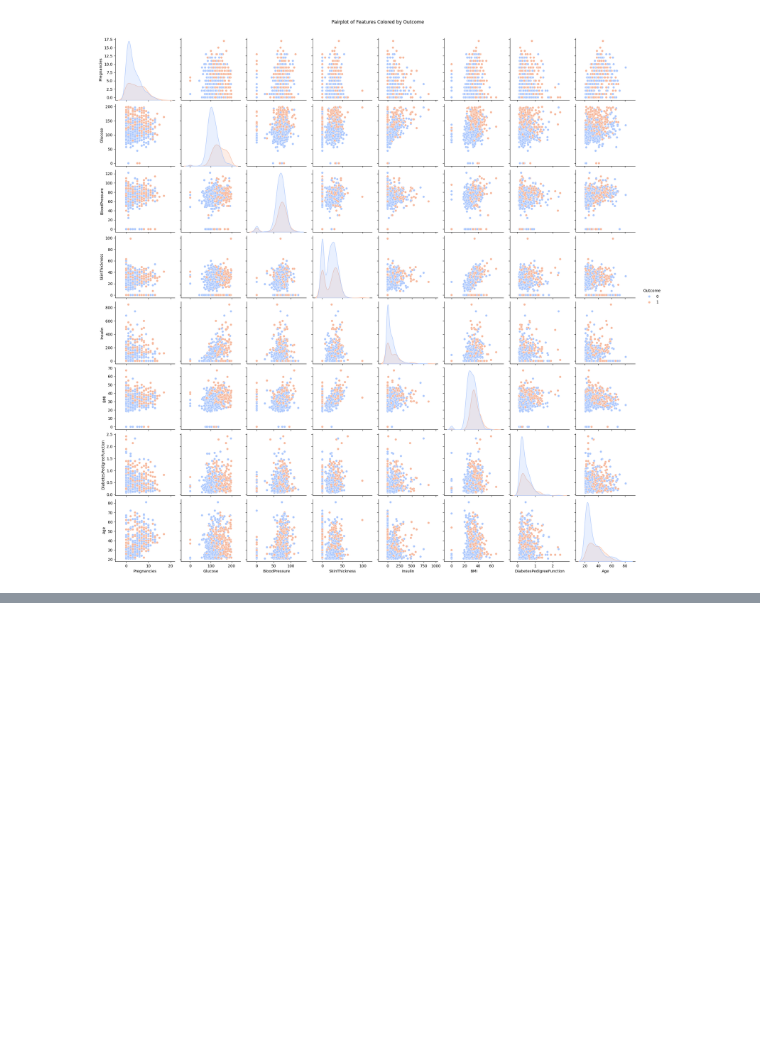
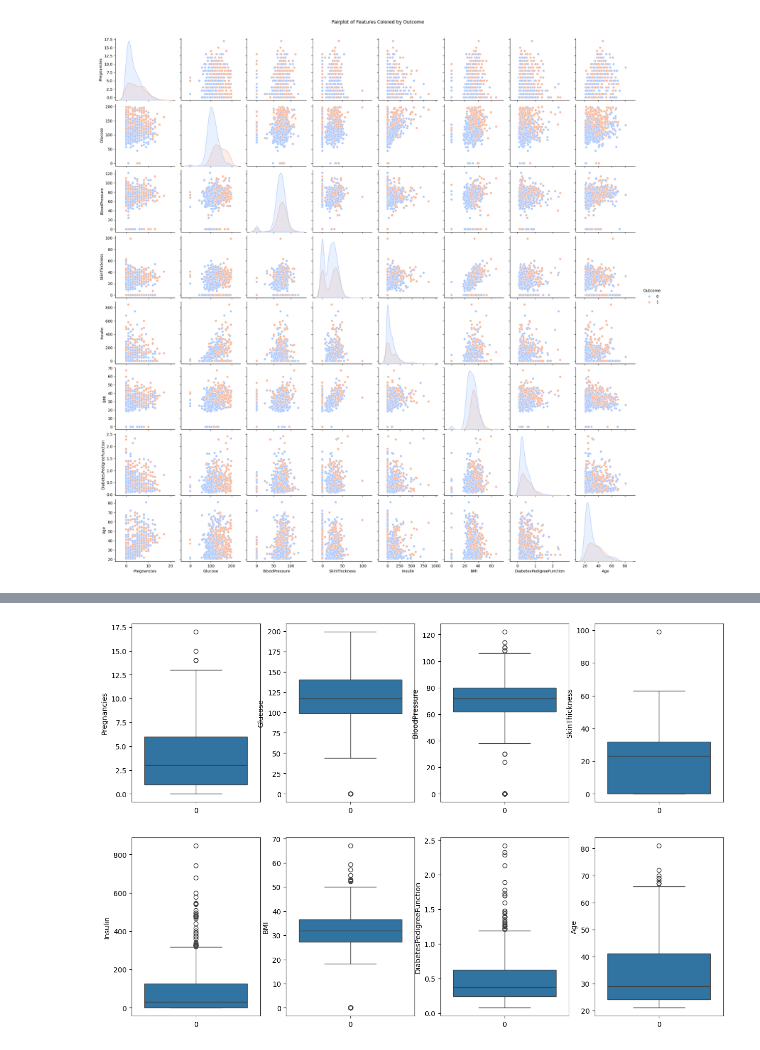
Before and after one commit to Amarnathe/Diabetes-Diagnostic-Predictor, a Jupyter notebook: notebooks/diabetes_classification_pipeline.ipynb, the cells around one changed output, grey strips where cells are left out. Drawn from its saved outputs; the diff is of its cells as text; code cells hidden in the pictures; blank space fills up the shorter version.

```diff
--- a/notebooks/diabetes_classification_pipeline.ipynb
+++ b/notebooks/diabetes_classification_pipeline.ipynb
@@ -176,0 +189,5 @@ From the previous boxplot, it is clear that the primary outliers are from the "I
+# %%
+# 2 by 4 grid of boxplots
+for i in columns_for_plot:
+    fig = px.box(df, y=i, title="Boxplot of Features")
+    fig.show()
@@ -176,0 +203,7 @@ From the previous boxplot, it is clear that the primary outliers are from the "I
+# %%
+fig, axes = plt.subplots(2, 4, figsize=(15, 10))
+for i in range(2):
+    for j in range(4):
+        sns.boxplot(x=0, y=columns_for_plot[i*4+j], data=df, ax=axes[i, j])
+# %% [output]
+[figure, added]
```
Also changed, not shown: parts of 19 cells of this notebook.
